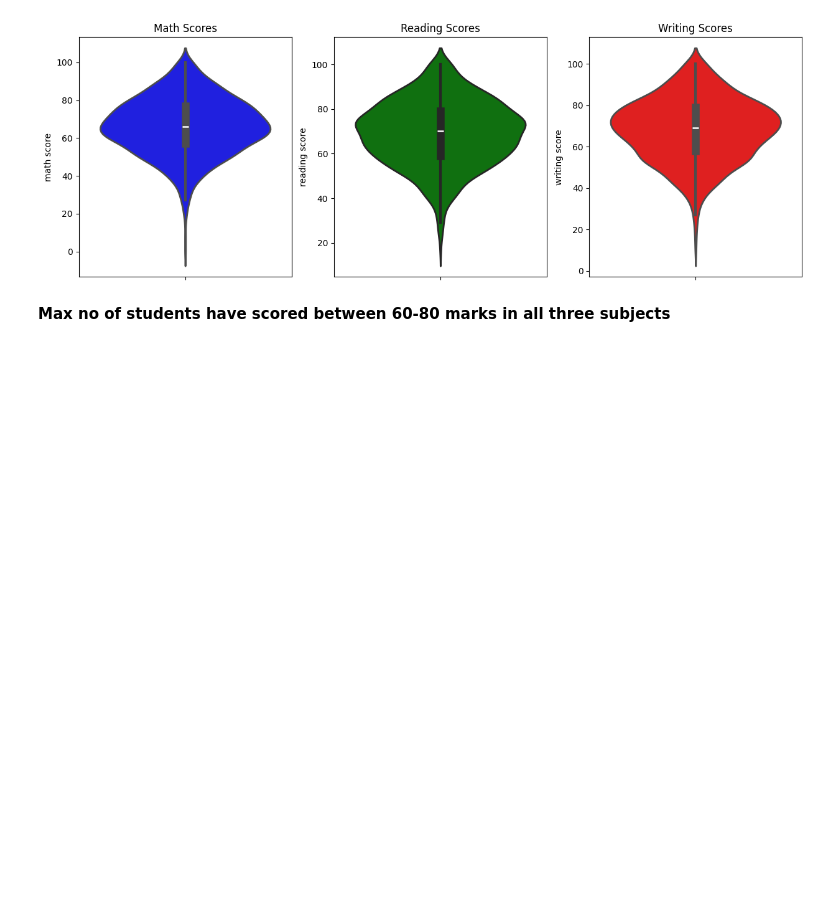
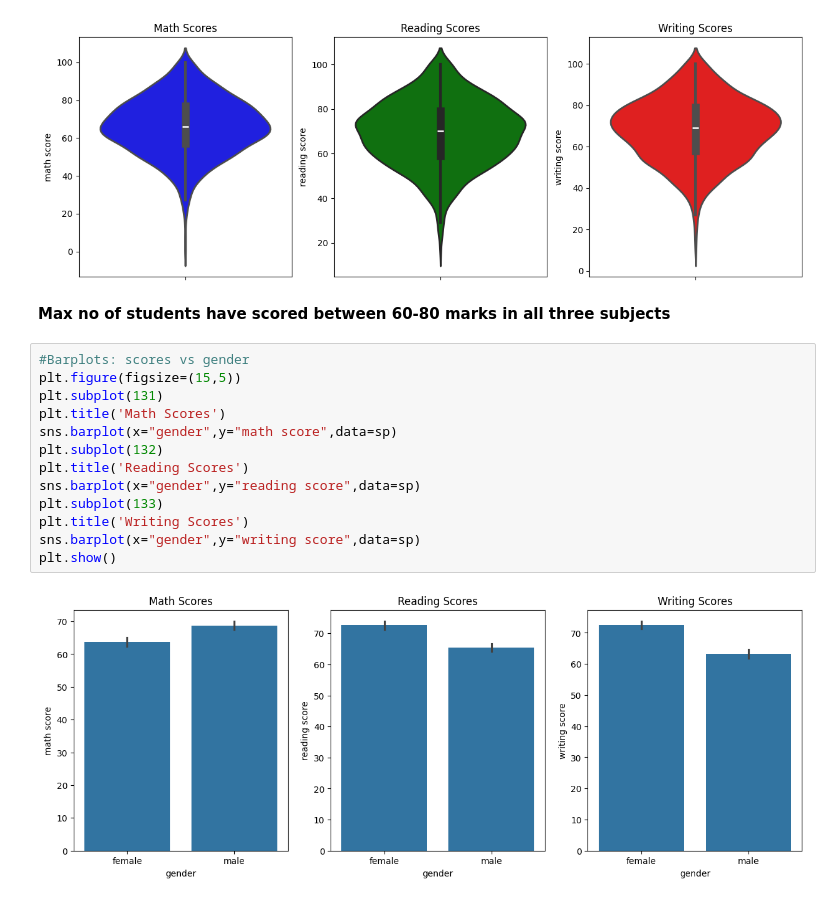
Before and after one commit to RaoFaris/Student-Performance-Analytics-Marks-Prediction-Rules-Engine-non-ML-, a Jupyter notebook: studperformanalytics.ipynb, the cells around one changed output. Cells and saved outputs as stored; diff of their text form; blank space fills up the shorter version.

Commit message:
Added barplots comparing scores vs gender, test preparation course and lunch

```diff
--- a/studperformanalytics.ipynb
+++ b/studperformanalytics.ipynb
@@ -174,3 +174,18 @@ plt.show()
 [figure]
 # %% [markdown]
 **Max no of students have scored between 60-80 marks in all three subjects**
+# %%
+#Barplots: scores vs gender
+plt.figure(figsize=(15,5))
+plt.subplot(131)
+plt.title('Math Scores')
+sns.barplot(x="gender",y="math score",data=sp)
+plt.subplot(132)
+plt.title('Reading Scores')
+sns.barplot(x="gender",y="reading score",data=sp)
+plt.subplot(133)
+plt.title('Writing Scores')
+sns.barplot(x="gender",y="writing score",data=sp)
+plt.show()
+# %% [output]
+[figure, added]
```
Also changed, not shown: parts of 5 cells of this notebook.
